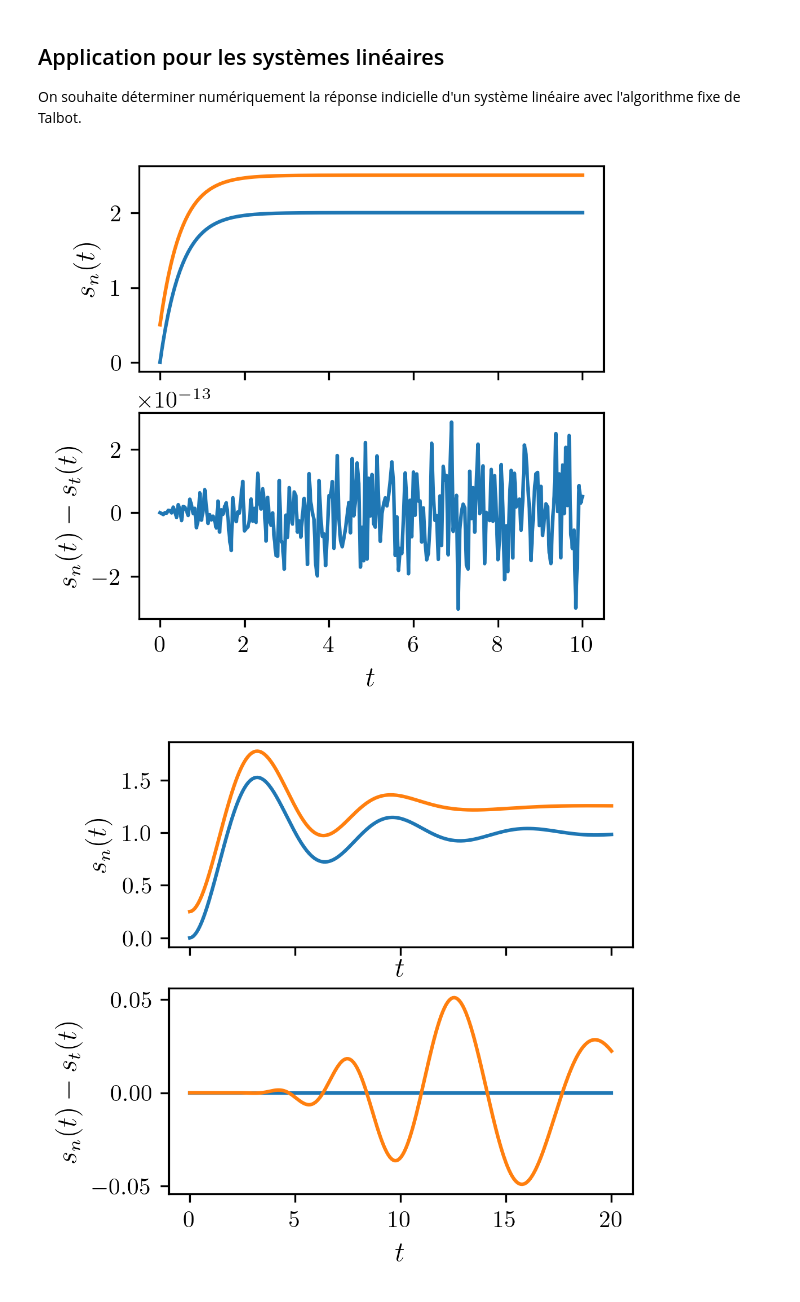
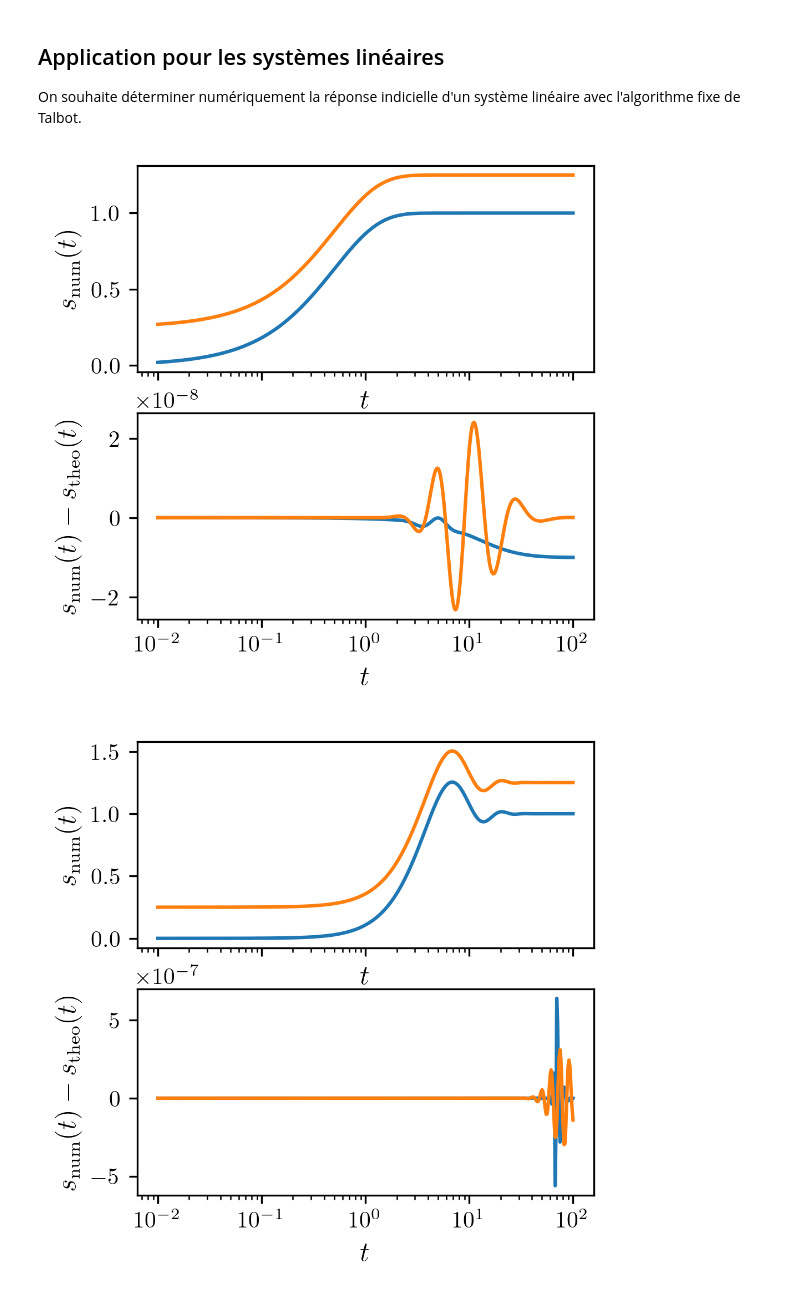
Before and after one commit to FilipeVasconcelos/syslinauto_book, a Jupyter notebook: notebook/ilaplace/Transformation_de_Laplace_inverse.ipynb, the cells around one changed output. Saved outputs shown, nothing was run; the diff lists cells and outputs as text; code cells hidden in the pictures.

```diff
--- a/notebook/ilaplace/Transformation_de_Laplace_inverse.ipynb
+++ b/notebook/ilaplace/Transformation_de_Laplace_inverse.ipynb
@@ -17,10 +17,6 @@ import matplotlib as mpl
 import numpy as np
 import math as m
 from mpmath import *
-mp.dps = 18; mp.pretty = True
-print(mp.prec,fac(3))
-print(type(mpf(1)))
-print(type(mpf(1)*np.math.factorial(6)))
 
 mpl.rcParams['text.usetex'] = True
 mpl.rcParams['font.family'] = 'sans-serif'
@@ -179,9 +177,10 @@ sont nécessaires pour implémenter la méthode.
 # %%
 def talbot(t,f,M=20):
     """
-    (equation (18) abate2004.pdf
+    Algorithme fixe de Talbot :
+    Equation (18) abate2004.pdf
     """
-    r=mpf(1)*2.0*M/(5.0*t)
+    r=mpf(1.0)*2.0*M/(5.0*t)
     sumk=0.5*f(r)*exp(r*t)
     step=pi/M
     for k in range(1,M):
@@ -193,6 +192,6 @@ def talbot(t,f,M=20):
         sumk+=sumk_tmp.real # real part
     return sumk*r/M
 
-
-talbot(1,lambda p: 1/(p+1)**2)
+print(talbot(1,lambda p: 1/(p+1)**2,M=18))
+print(exp(-1))
 # %% [output]
@@ -229,34 +234,37 @@ def premier_ordre(t,**kwargs):
 # %%
 K=1
 tau=0.5
-E0=2
+E0=1
 H=lambda p: K/(tau*p+1)
 E=lambda p: E0/p
 S=lambda p: H(p)*E(p)
-t=np.linspace(0.001,10,256)
-s1=np.array([talbot(tk,S,22) for tk in t])
-s2=np.array([gaver_stehfest(tk,S,18) for tk in t])
-#s=np.array([Mfourier(t,S) for t in T])
+
+t=np.logspace(-2,2,512)
+M=12
+s1=np.array([talbot(tk,S,M) for tk in t])
+s2=np.array([gaver_stehfest(tk,S,int(M*2.3)) for tk in t])
 po=np.array([premier_ordre(tk,K=K,tau=tau,E0=E0) for tk in t])
 
 fig, (ax1,ax2) = plt.subplots(nrows=2, ncols=1,figsize=(3.54,3.54),sharex = True)
 ax1.plot(t,s1)
-ax1.plot(t,po+0.5)
+ax1.plot(t,s2+0.25)
 ax2.plot(t,s1-po)
-ax1.set_ylabel("$s_n(t)$")
+ax2.plot(t,s2-po)
+ax1.set_xlabel("$t$")
+ax1.set_ylabel("$s_{\mathrm{num}}(t)$")
 ax2.set_xlabel("$t$")
-ax2.set_ylabel("$s_n(t)-s_t(t)$")
+ax2.set_ylabel("$s_{\mathrm{num}}(t)-s_{\mathrm{theo}}(t)$")
+ax1.set_xscale('log')
 plt.savefig("fig/1er_ordre_talbot.png")
 plt.show()
 # %% [output]
-[figure, old version]
+[figure, new version]
 # %%
-# ======================================================================
-# réponse indicielle d'un système du second ordre
-# forme analytique pour la comparaison des résultats
-# des méthodes numériques
-# ======================================================================
 def second_ordre(t,**kwargs):
+    """
+    Réponse indicielle d'un système du second ordre. La forme
+    dépend de z (le coefficient d'amortissement)
+    """
     K=kwargs.get('K', 1.0)
     w=kwargs.get('w', 1.0)
     z=kwargs.get('z', 1.0)
@@ -289,32 +297,34 @@ def second_ordre(t,**kwargs):
 # %%
 # les paramètres et le fonctions analytiques pour comparaison
 K=1.0
-w=1.0
-z=0.2
+w=0.5
+z=0.4
 E0=1.0
 H=lambda p: (K*w*w)/(p*p+2*z*w*p+w*w)
 E=lambda p: E0/p
 S=lambda p: H(p)*E(p)
 from mpmath import *
-#mp.dps = ; mp.pretty = True
 # vecteur temps
-t=np.linspace(0.01,20,256)
+t=np.logspace(-2,2,512)
 # transformée inverse numérique
-s1=np.array([talbot(tk,S,36) for tk in t])
-s2=np.array([gaver_stehfest(tk,S,22) for tk in t])
+M=40
+s1=np.array([talbot(tk,S,M) for tk in t])
+s2=np.array([gaver_stehfest(tk,S,int(M*1.8)) for tk in t])
 so=np.array([second_ordre(tk,K=K,w=w,z=z,E0=E0) for tk in t])
 
 #tracé des résultats
 fig, (ax1,ax2) = plt.subplots(nrows=2, ncols=1,figsize=(3.54,3.54),sharex = True)
 ax1.plot(t,s1)
 ax1.plot(t,s2+0.25)
+
 ax2.plot(t,s1-so)
 ax2.plot(t,s2-so)
 ax1.set_xlabel("$t$")
-ax1.set_ylabel("$s_n(t)$")
+ax1.set_ylabel("$s_{\mathrm{num}}(t)$")
 ax2.set_xlabel("$t$")
-ax2.set_ylabel("$s_n(t)-s_t(t)$")
+ax2.set_ylabel("$s_{\mathrm{num}}(t)-s_{\mathrm{theo}}(t)$")
+ax1.set_xscale('log')
 plt.savefig("fig/2nd_ordre_talbot.png")
 plt.show()
 # %% [output]
-[figure, old version]
+[figure, new version]
```
Also changed, not shown: parts of 9 cells of this notebook, 15 other files.
